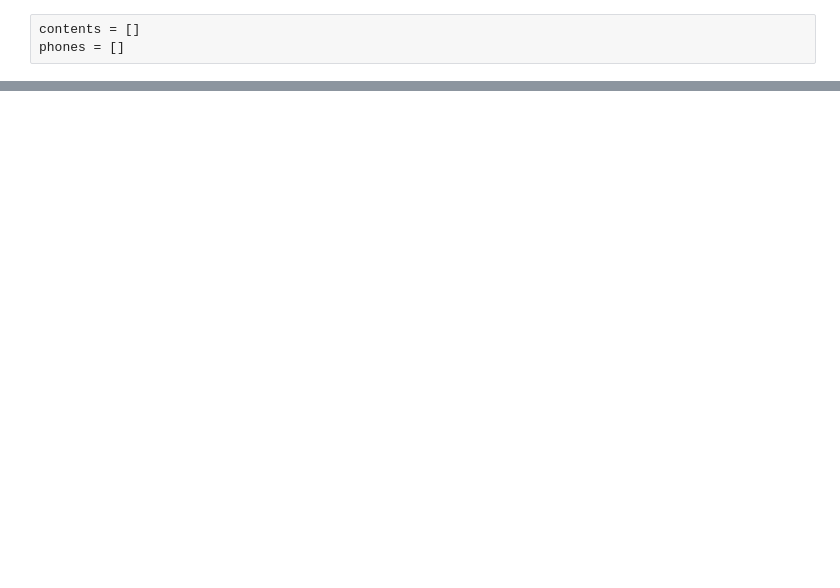
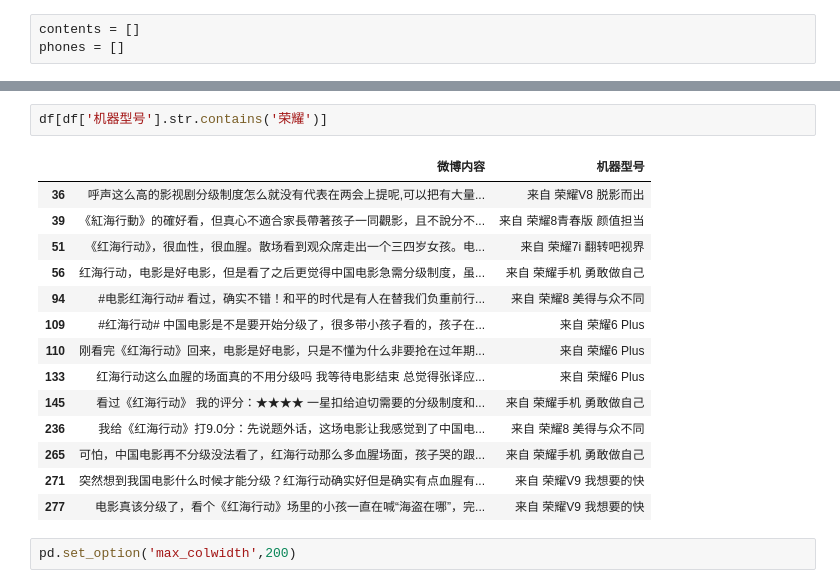
Before and after one commit to mackenziezhang/hkbu-big-data-media, a Jupyter notebook: weibo.ipynb, the cells around one changed output, grey strips where cells are left out. Cells and saved outputs as stored; diff of their text form; blank space fills up the shorter version.

```diff
--- a/weibo.ipynb
+++ b/weibo.ipynb
@@ -139,0 +713,19 @@ get_information(urls)
+# %%
+df[df['机器型号'].str.contains('荣耀')]
+# %% [output]
+|  | 微博内容 | 机器型号 |
+| 36 | 呼声这么高的影视剧分级制度怎么就没有代表在两会上提呢,可以把有大量... | 来自 荣耀V8 脱影而出 |
+| 39 | 《紅海行動》的確好看，但真心不適合家長帶著孩子一同觀影，且不說分不... | 来自 荣耀8青春版 颜值担当 |
+| 51 | 《红海行动》，很血性，很血腥。散场看到观众席走出一个三四岁女孩。电... | 来自 荣耀7i 翻转吧视界 |
+| 56 | 红海行动，电影是好电影，但是看了之后更觉得中国电影急需分级制度，虽... | 来自 荣耀手机 勇敢做自己 |
+| 94 | #电影红海行动# 看过，确实不错！和平的时代是有人在替我们负重前行... | 来自 荣耀8 美得与众不同 |
+| 109 | #红海行动# 中国电影是不是要开始分级了，很多带小孩子看的，孩子在... | 来自 荣耀6 Plus |
+| 110 | 刚看完《红海行动》回来，电影是好电影，只是不懂为什么非要抢在过年期... | 来自 荣耀6 Plus |
+| 133 | 红海行动这么血腥的场面真的不用分级吗 我等待电影结束 总觉得张译应... | 来自 荣耀6 Plus |
+| 145 | 看过《红海行动》 我的评分：★★★★ 一星扣给迫切需要的分级制度和... | 来自 荣耀手机 勇敢做自己 |
+| 236 | 我给《红海行动》打9.0分：先说题外话，这场电影让我感觉到了中国电... | 来自 荣耀8 美得与众不同 |
+| 265 | 可怕，中国电影再不分级没法看了，红海行动那么多血腥场面，孩子哭的跟... | 来自 荣耀手机 勇敢做自己 |
+| 271 | 突然想到我国电影什么时候才能分级？红海行动确实好但是确实有点血腥有... | 来自 荣耀V9 我想要的快 |
+| 277 | 电影真该分级了，看个《红海行动》场里的小孩一直在喊“海盗在哪”，完... | 来自 荣耀V9 我想要的快 |
+# %%
+pd.set_option('max_colwidth',200)
```
Also changed, not shown: parts of 129 cells of this notebook.
